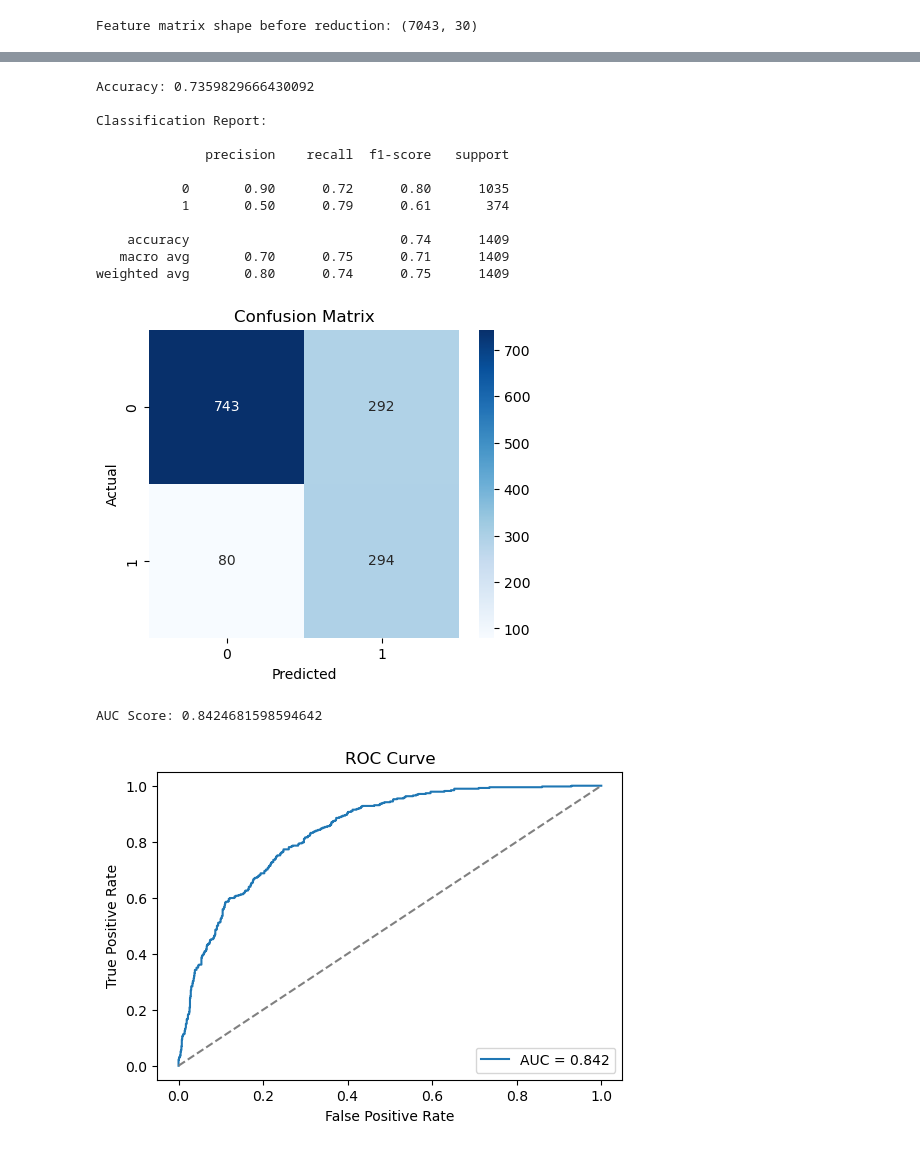
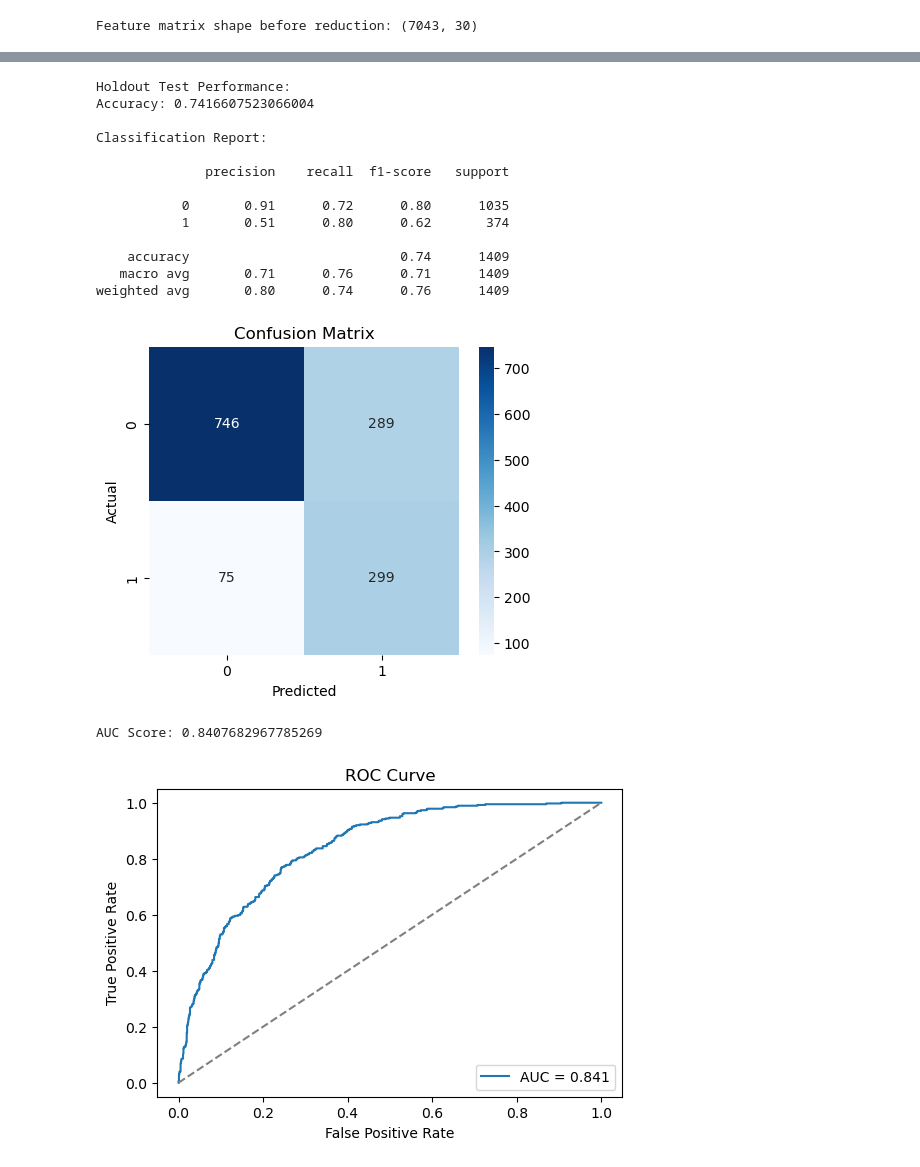
Before and after one commit to BuddhiniJ/ML-Assignment, a Jupyter notebook: logistic_regression.ipynb, the cells around one changed output, grey strips where cells are left out. Cells and saved outputs as stored; diff of their text form; code cells hidden in the pictures.

Commit message:
Update logistic regression

```diff
--- a/logistic_regression.ipynb
+++ b/logistic_regression.ipynb
@@ -141,11 +151,15 @@ DeviceProtection_No internet service
 # %%
-# Train logistic regression with class balancing for imbalanced labels.
-model = LogisticRegression(
-    max_iter=2000,
-    class_weight='balanced',
-    random_state=RANDOM_STATE
-)
-model.fit(X_train_selected, y_train)
+# Train final model on all training data using the same deterministic pipeline.
+final_model = Pipeline([
+    ('scaler', StandardScaler()),
+    ('selector', SelectKBest(score_func=score_func, k=k)),
+    ('classifier', LogisticRegression(
+        max_iter=2000,
+        class_weight='balanced',
+        random_state=RANDOM_STATE
+    ))
+])
 
-print("Model training completed")
+final_model.fit(X_train, y_train)
+print('Final model training completed')
 # %% [output]
@@ -153,13 +167,14 @@ Model training completed
 # %%
-# Generate class predictions and positive-class probabilities.
-y_pred = model.predict(X_test_selected)
-y_prob = model.predict_proba(X_test_selected)[:, 1]
+# Generate class predictions and positive-class probabilities on holdout test set.
+y_pred = final_model.predict(X_test)
+y_prob = final_model.predict_proba(X_test)[:, 1]
 
 # Compute and print core classification metrics.
 accuracy = accuracy_score(y_test, y_pred)
-print("Accuracy:", accuracy)
+print('Holdout Test Performance:')
+print('Accuracy:', accuracy)
 
-print("\nClassification Report:\n")
+print('\nClassification Report:\n')
 print(classification_report(y_test, y_pred))
 
 # Build and display confusion matrix.
@@ -167,58 +182,63 @@ cm = confusion_matrix(y_test, y_pred)
 
 plt.figure(figsize=(5, 4))
 sns.heatmap(cm, annot=True, fmt='d', cmap='Blues')
-plt.title("Confusion Matrix")
-plt.xlabel("Predicted")
-plt.ylabel("Actual")
+plt.title('Confusion Matrix')
+plt.xlabel('Predicted')
+plt.ylabel('Actual')
 plt.show()
 
 # Plot ROC curve and calculate AUC.
 roc_auc = roc_auc_score(y_test, y_prob)
-print("AUC Score:", roc_auc)
+print('AUC Score:', roc_auc)
 
 fpr, tpr, _ = roc_curve(y_test, y_prob)
 
 plt.figure(figsize=(6, 4))
 plt.plot(fpr, tpr, label=f'AUC = {roc_auc:.3f}')
 plt.plot([0, 1], [0, 1], '--', color='gray')
-plt.title("ROC Curve")
-plt.xlabel("False Positive Rate")
-plt.ylabel("True Positive Rate")
+plt.title('ROC Curve')
+plt.xlabel('False Positive Rate')
+plt.ylabel('True Positive Rate')
 plt.legend(loc='lower right')
 plt.show()
 
-# Show selected features with strongest positive churn contribution.
+# Extract selected features and their logistic coefficients.
+selector = final_model.named_steps['selector']
+log_reg = final_model.named_steps['classifier']
+selected_feature_names = X_train.columns[selector.get_support()]
+
 coefficients = pd.DataFrame({
     'Feature': selected_feature_names,
-    'Coefficient': model.coef_[0]
+    'Coefficient': log_reg.coef_[0]
 }).sort_values(by='Coefficient', ascending=False)
 
-print("\nTop Features Influencing Churn:\n")
+print('\nTop Features Influencing Churn:\n')
 print(coefficients.head(10))
 
-print("\nBottom Features (strongest negative coefficients):\n")
+print('\nBottom Features (strongest negative coefficients):\n')
 print(coefficients.tail(10))
 
 # Print final summary metrics.
-print("\nFinal Model Performance:")
-print("Accuracy:", accuracy)
-print("AUC Score:", roc_auc)
+print('\nFinal Model Performance:')
+print('Accuracy:', accuracy)
+print('AUC Score:', roc_auc)
 # %% [output]
-Accuracy: 0.7359829666430092
+Holdout Test Performance:
+Accuracy: 0.7416607523066004
 
 Classification Report:
 
               precision    recall  f1-score   support
 
-           0       0.90      0.72      0.80      1035
-           1       0.50      0.79      0.61       374
+           0       0.91      0.72      0.80      1035
+           1       0.51      0.80      0.62       374
 
     accuracy                           0.74      1409
-   macro avg       0.70      0.75      0.71      1409
-weighted avg       0.80      0.74      0.75      1409
+   macro avg       0.71      0.76      0.71      1409
+weighted avg       0.80      0.74      0.76      1409
-[figure, old version]
+[figure, new version]
-AUC Score: 0.8424681598594642
+AUC Score: 0.8407682967785269
-[figure, old version]
+[figure, new version]
 Top Features Influencing Churn:
 
                                   Feature  Coefficient
```
Also changed, not shown: parts of 6 cells of this notebook.
